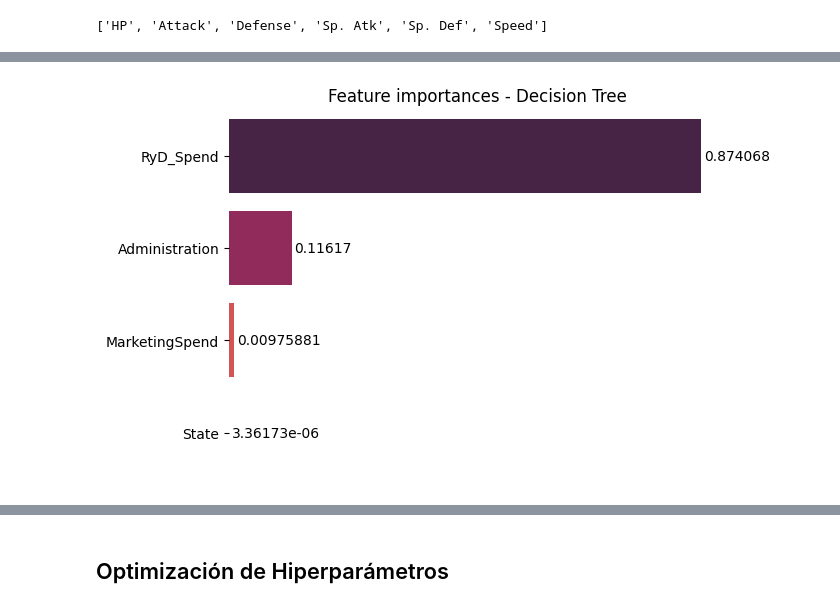
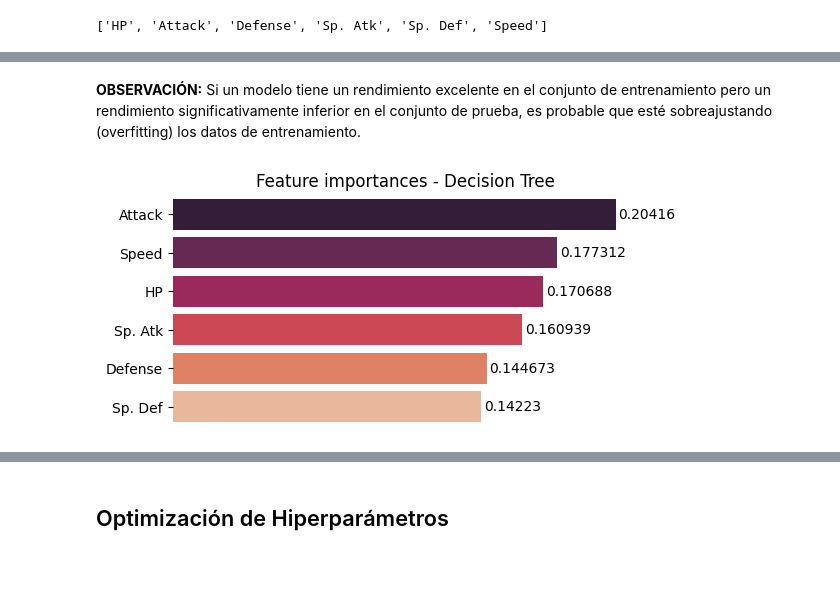
Before and after one commit to MiguelMussi/Mineria_TP2, a Jupyter notebook: TP2_Mineria_Clas.ipynb, the cells around one changed output, grey strips where cells are left out. Saved outputs shown, nothing was run; the diff lists cells and outputs as text; code cells hidden in the pictures; blank space fills up the shorter version.

```diff
--- a/TP2_Mineria_Clas.ipynb
+++ b/TP2_Mineria_Clas.ipynb
@@ -313,0 +467,20 @@ df_std
+# %%
+X = df_smote.drop('Type', axis=1)
+y = df_smote['Type']
+# %%
+# Dividir los datos en conjuntos de entrenamiento y prueba
+X_train, X_test, y_train, y_test = train_test_split(X, y, test_size=0.2, random_state=42)
+
+# Aplicar SMOTE solo al conjunto de entrenamiento
+smote = SMOTE(random_state=42)
+X_resampled, y_resampled = smote.fit_resample(X_train, y_train)
+
+# Crear DataFrames para los datos originales y los sintéticos
+df_original = pd.DataFrame(X_train, columns=X.columns)
+df_original['Type'] = y_train
+
+df_sintetico = pd.DataFrame(X_resampled, columns=X.columns)
+df_sintetico['Type'] = y_resampled
+
+# Concatenar los DataFrames originales y sintéticos para formar el conjunto de datos balanceado (df_smote)
+df_smote = pd.concat([df_original, df_sintetico], ignore_index=True)
@@ -317,0 +566,4 @@ df_train, df_test,  = train_test_split(df, test_size=0.3, random_state=1812)
+# %%
+# División inicial en conjunto de entrenamiento, validación y prueba (70-15-15)
+df_train, df_temp = train_test_split(df_smote, test_size=0.3, random_state=123)
+df_val, df_test = train_test_split(df_temp, test_size=0.5, random_state=123)
@@ -361,3 +612,0 @@ X_train, X_test, y_train, y_test = train_test_split(X, y, test_size=0.2, random_
-# %%
-feature_list = list(X_train.columns)
-feature_list
@@ -395,15 +662,20 @@ print(r)
+# %% [markdown]
+**OBSERVACIÓN:** Si un modelo tiene un rendimiento excelente en el conjunto de entrenamiento pero un rendimiento significativamente inferior en el conjunto de prueba, es probable que esté sobreajustando (overfitting) los datos de entrenamiento.
 # %%
-features_df = pd.DataFrame({'features': feature_list, 'importances': regressor_tree.feature_importances_ })
+#@title Importancia de las características
 
+# Características y sus importancias -> Caracteristica y ganacia de informacion
+features_df = pd.DataFrame({'features': feature_list, 'importances': decision_tree.feature_importances_ })
+# Ordenamiento por importancia
 features_df_sorted = features_df.sort_values(by='importances', ascending=False)
-
+plt.figure(figsize=(6,3))
 g = sns.barplot(data=features_df_sorted, x='importances', y ='features', palette="rocket")
 sns.despine(bottom = True, left = True)
 g.set_title('Feature importances - Decision Tree')
 g.set(xlabel=None)
 g.set(ylabel=None)
 g.set(xticks=[])
 for value in g.containers:
     g.bar_label(value, padding=2)
 # %% [output]
-[figure, old version]
+[figure, new version]
```
Also changed, not shown: parts of 126 cells of this notebook, 3 other files.
